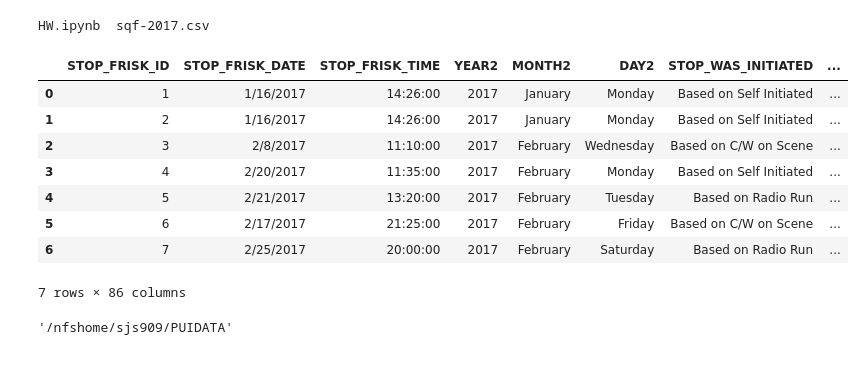
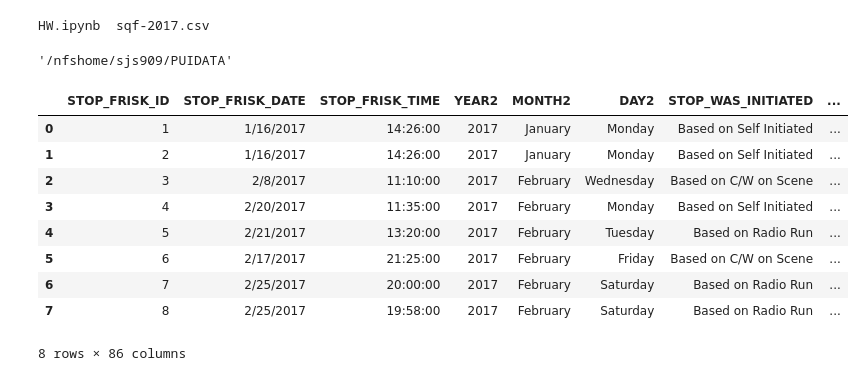
Before and after one commit to sarahJune1/PUI2018_sjs909, a Jupyter notebook: HW3_sjs909/HW.ipynb, the cells around one changed output. Drawn from its saved outputs; the diff is of its cells as text; code cells hidden in the pictures.

```diff
--- a/HW3_sjs909/HW.ipynb
+++ b/HW3_sjs909/HW.ipynb
@@ -10,5 +16,14 @@ from __future__ import print_function #for compatibility beteen python2 and pyth
 !ls $puidata
 # %% [output]
 HW.ipynb  sqf-2017.csv
+# %%
+puidata = os.getenv("PUIDATA")
+if not puidata or puidata == '/nfshome/sjs909/PUIdata':
+    puidata = '/nfshome/sjs909/PUIDATA'
+
+os.environ["PUIDATA"] = puidata
+os.environ["PUIDATA"]
+# %% [output]
+'/nfshome/sjs909/PUIDATA'
 # %%
 #read in the data with pandas
@@ -16,23 +31,15 @@ import pandas as pd
 sqf = pd.read_csv("%s/sqf-2017.csv"%os.getenv("PUIDATA"))
-# %%
-sqf.head(7)
-# %% [output]
-|  | STOP_FRISK_ID | STOP_FRISK_DATE | STOP_FRISK_TIME | YEAR2 | MONTH2 | DAY2 | STOP_WAS_INITIATED | ... |
-| 0 | 1 | 1/16/2017 | 14:26:00 | 2017 | January | Monday | Based on Self Initiated | ... |
-| 1 | 2 | 1/16/2017 | 14:26:00 | 2017 | January | Monday | Based on Self Initiated | ... |
-| 2 | 3 | 2/8/2017 | 11:10:00 | 2017 | February | Wednesday | Based on C/W on Scene | ... |
-| 3 | 4 | 2/20/2017 | 11:35:00 | 2017 | February | Monday | Based on Self Initiated | ... |
-| 4 | 5 | 2/21/2017 | 13:20:00 | 2017 | February | Tuesday | Based on Radio Run | ... |
-| 5 | 6 | 2/17/2017 | 21:25:00 | 2017 | February | Friday | Based on C/W on Scene | ... |
-| 6 | 7 | 2/25/2017 | 20:00:00 | 2017 | February | Saturday | Based on Radio Run | ... |
-7 rows × 86 columns
-# %%
-import os
-puidata = os.getenv("PUIDATA")
-if not puidata or puidata == '/nfshome/sjs909/PUIdata':
-    puidata = '/nfshome/sjs909/PUIDATA'
-
-os.environ["PUIDATA"] = puidata
-os.environ["PUIDATA"]
-# %% [output]
-'/nfshome/sjs909/PUIDATA'
+# %%
+#print the fist 8 lines out
+sqf.head(8)
+# %% [output]
+|  | STOP_FRISK_ID | STOP_FRISK_DATE | STOP_FRISK_TIME | YEAR2 | MONTH2 | DAY2 | STOP_WAS_INITIATED | ... |
+| 0 | 1 | 1/16/2017 | 14:26:00 | 2017 | January | Monday | Based on Self Initiated | ... |
+| 1 | 2 | 1/16/2017 | 14:26:00 | 2017 | January | Monday | Based on Self Initiated | ... |
+| 2 | 3 | 2/8/2017 | 11:10:00 | 2017 | February | Wednesday | Based on C/W on Scene | ... |
+| 3 | 4 | 2/20/2017 | 11:35:00 | 2017 | February | Monday | Based on Self Initiated | ... |
+| 4 | 5 | 2/21/2017 | 13:20:00 | 2017 | February | Tuesday | Based on Radio Run | ... |
+| 5 | 6 | 2/17/2017 | 21:25:00 | 2017 | February | Friday | Based on C/W on Scene | ... |
+| 6 | 7 | 2/25/2017 | 20:00:00 | 2017 | February | Saturday | Based on Radio Run | ... |
+| 7 | 8 | 2/25/2017 | 19:58:00 | 2017 | February | Saturday | Based on Radio Run | ... |
+8 rows × 86 columns
```
Also changed, not shown: parts of 11 cells of this notebook.
